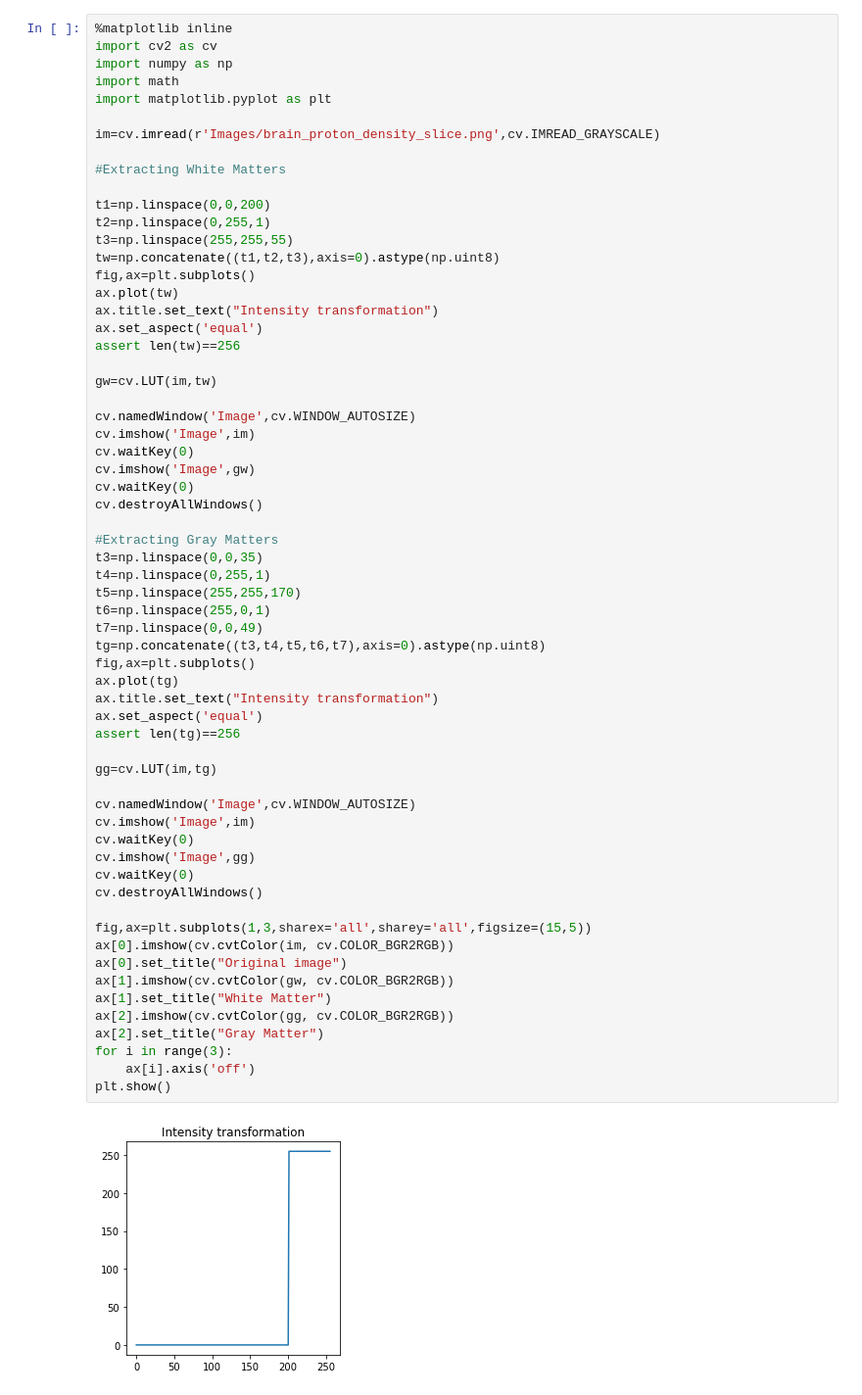
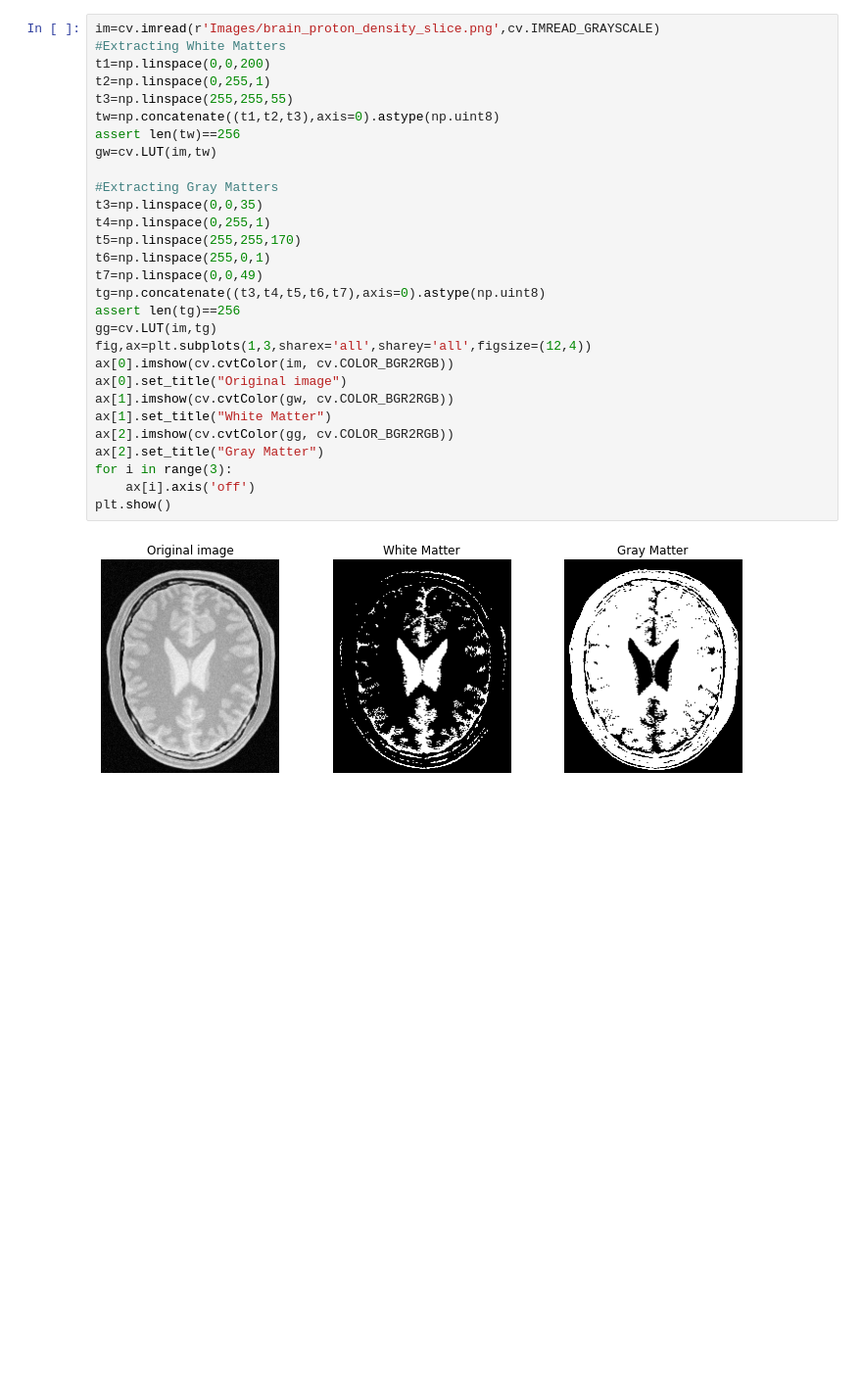
Before and after one commit to nifla2000/EN2550-Codings, a Jupyter notebook: Assignment1.ipynb, the cells around one changed output. Shown at 98% size. Drawn from its saved outputs; the diff is of its cells as text; blank space fills up the shorter version.

```diff
--- a/Assignment1.ipynb
+++ b/Assignment1.ipynb
@@ -42,64 +36,31 @@ plt.show()
 # %%
-%matplotlib inline
-import cv2 as cv
-import numpy as np
-import math
-import matplotlib.pyplot as plt
-
 im=cv.imread(r'Images/brain_proton_density_slice.png',cv.IMREAD_GRAYSCALE)
-
 #Extracting White Matters
-
 t1=np.linspace(0,0,200)
 t2=np.linspace(0,255,1)
 t3=np.linspace(255,255,55)
 tw=np.concatenate((t1,t2,t3),axis=0).astype(np.uint8)
-fig,ax=plt.subplots()
-ax.plot(tw)
-ax.title.set_text("Intensity transformation")
-ax.set_aspect('equal')
 assert len(tw)==256
-
 gw=cv.LUT(im,tw)
-
-cv.namedWindow('Image',cv.WINDOW_AUTOSIZE)
-cv.imshow('Image',im)
-cv.waitKey(0)
-cv.imshow('Image',gw)
-cv.waitKey(0)
-cv.destroyAllWindows()
 
 #Extracting Gray Matters
 t3=np.linspace(0,0,35)
 t4=np.linspace(0,255,1)
 t5=np.linspace(255,255,170)
 t6=np.linspace(255,0,1)
 t7=np.linspace(0,0,49)
 tg=np.concatenate((t3,t4,t5,t6,t7),axis=0).astype(np.uint8)
-fig,ax=plt.subplots()
-ax.plot(tg)
-ax.title.set_text("Intensity transformation")
-ax.set_aspect('equal')
 assert len(tg)==256
-
 gg=cv.LUT(im,tg)
-
-cv.namedWindow('Image',cv.WINDOW_AUTOSIZE)
-cv.imshow('Image',im)
-cv.waitKey(0)
-cv.imshow('Image',gg)
-cv.waitKey(0)
-cv.destroyAllWindows()
-
-fig,ax=plt.subplots(1,3,sharex='all',sharey='all',figsize=(15,5))
+fig,ax=plt.subplots(1,3,sharex='all',sharey='all',figsize=(12,4))
 ax[0].imshow(cv.cvtColor(im, cv.COLOR_BGR2RGB))
 ax[0].set_title("Original image")
 ax[1].imshow(cv.cvtColor(gw, cv.COLOR_BGR2RGB))
 ax[1].set_title("White Matter")
 ax[2].imshow(cv.cvtColor(gg, cv.COLOR_BGR2RGB))
 ax[2].set_title("Gray Matter")
 for i in range(3):
     ax[i].axis('off')
 plt.show()
 # %% [output]
-[figure, old version]
+[figure, new version]
```
Also changed, not shown: parts of 19 cells of this notebook, 33 other files.
